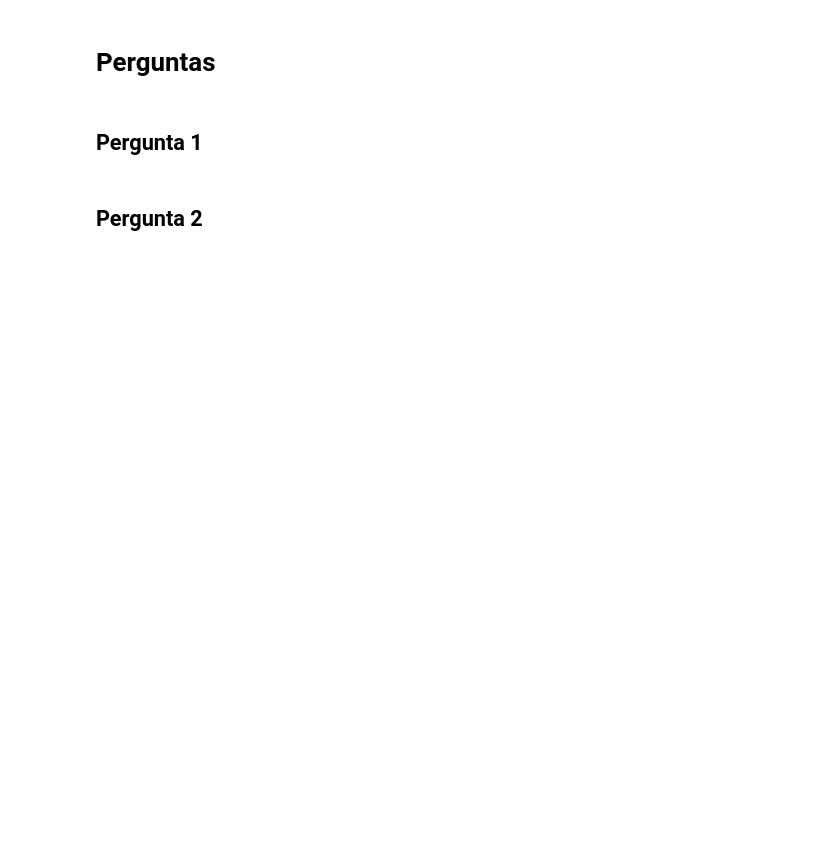
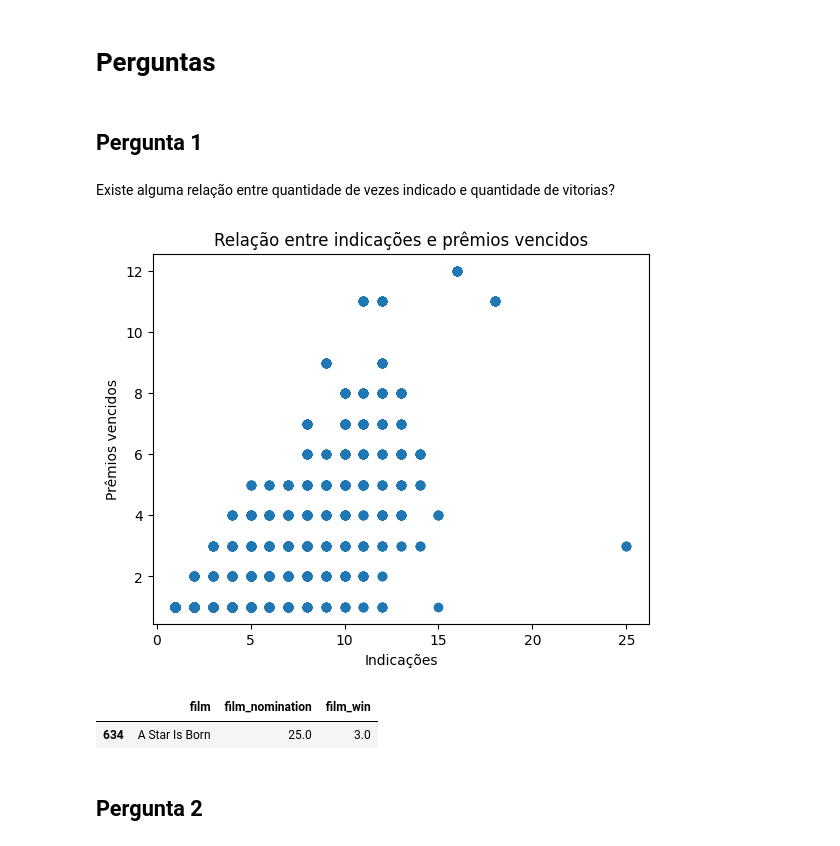
Before and after one commit to marleyabe/analise_oscar_awards, a Jupyter notebook: prova.ipynb, the cells around one changed output. Saved outputs shown, nothing was run; the diff lists cells and outputs as text; code cells hidden in the pictures; blank space fills up the shorter version.

```diff
--- a/prova.ipynb
+++ b/prova.ipynb
@@ -76,5 +76,29 @@ df.loc[(df['winner'] == True) & (df['year_ceremony'] > 2022)][['name', 'category
 # Perguntas
 # %% [markdown]
 ## Pergunta 1
+# %% [markdown]
+Existe alguma relação entre quantidade de vezes indicado e quantidade de vitorias?
+# %%
+#somar quantas vezes um filme ganhou
+df.groupby('film')['winner'].sum().sort_values(ascending=False)
+df['film_win'] = df[df['winner'] == True].groupby('film')['film'].transform('count')
+# %%
+# somar quantas vezes um filme foi indicado
+df['film_nomination'] = df.groupby('film')['film'].transform('count')
+# %%
+# relacionar quantas vezes o filme foi indicado com quantas vezes ele ganhou em um scatter plot
+plt.scatter(df['film_nomination'], df['film_win'])
+plt.title('Relação entre indicações e prêmios vencidos')
+plt.xlabel('Indicações')
+plt.ylabel('Prêmios vencidos')
+plt.show()
+# %% [output]
+[figure, added]
+# %%
+# quem é o outlier
+df[(df['film_nomination'] > 20) & (df['film_win'] < 5)][['film', 'film_nomination', 'film_win']].head(1)
+# %% [output]
+|  | film | film_nomination | film_win |
+| 634 | A Star Is Born | 25.0 | 3.0 |
 # %% [markdown]
 ## Pergunta 2
```
Also changed, not shown: parts of 7 cells of this notebook.
